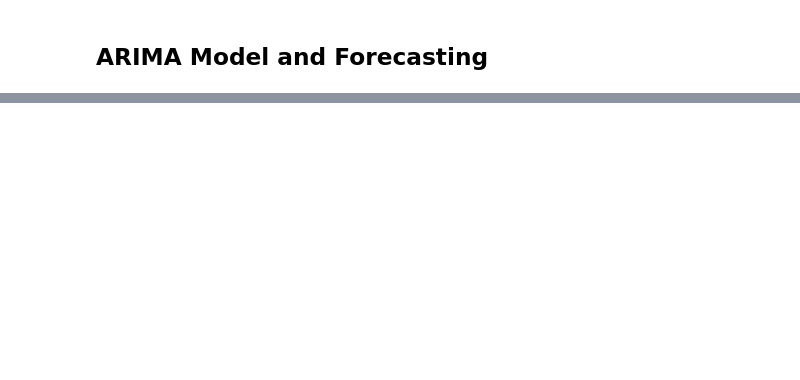
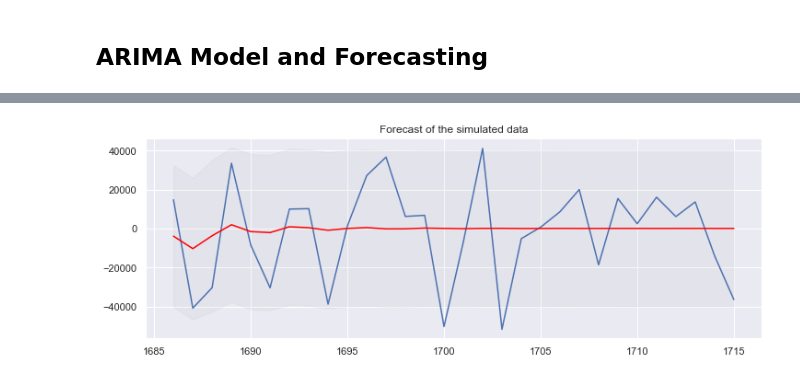
Before and after one commit to soziobro/dswebinar, a Jupyter notebook: FINAL PROJECT/ICPE_DS3.ipynb, the cells around one changed output, grey strips where cells are left out. Cells and saved outputs as stored; diff of their text form; code cells hidden in the pictures; blank space fills up the shorter version.

```diff
--- a/FINAL PROJECT/ICPE_DS3.ipynb
+++ b/FINAL PROJECT/ICPE_DS3.ipynb
@@ -49,0 +86,7 @@ df.plot()
+# %%
+#Detrending the time series to make it stationary
+X = df["load"].diff(periods=1).values[1:]
+
+X_train = X[:1180]
+X_test = X[1180:]
+plt.plot(X)
@@ -49,0 +141,15 @@ df.plot()
+# %%
+model_arima = ARIMA(X_train, order=(3, 0, 3))
+model_arima_fit=model_arima.fit()
+# %%
+n_pred = 30 # Lead time, or forecasting horizon -- the number of steps ahead for out of sample forecast
+pred_array, se_array, CI_array = model_arima_fit.forecast(steps=n_pred,alpha=0.03) # alpha: confidence level
+plt.figure(figsize=(12,4))
+pred_array_index = range(1686, 1716)
+plt.plot(pred_array_index, X_test[:30])
+plt.plot(pred_array_index, pred_array, color = "red")
+plt.fill_between(pred_array_index, CI_array[:,0], CI_array[:,1], color = "k", alpha = .03 )
+plt.title('Forecast of the simulated data')
+plt.show()
+# %% [output]
+[figure, added]
```
Also changed, not shown: parts of 12 cells of this notebook.
